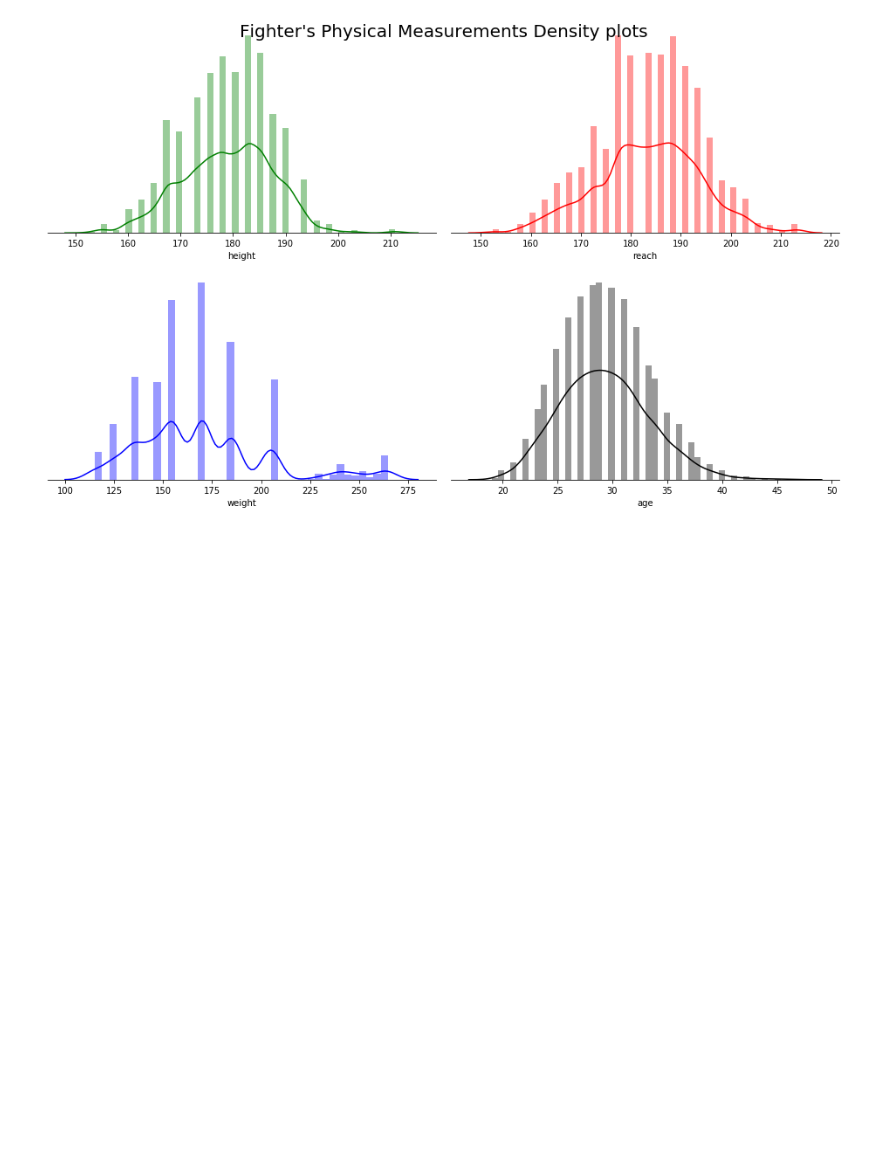
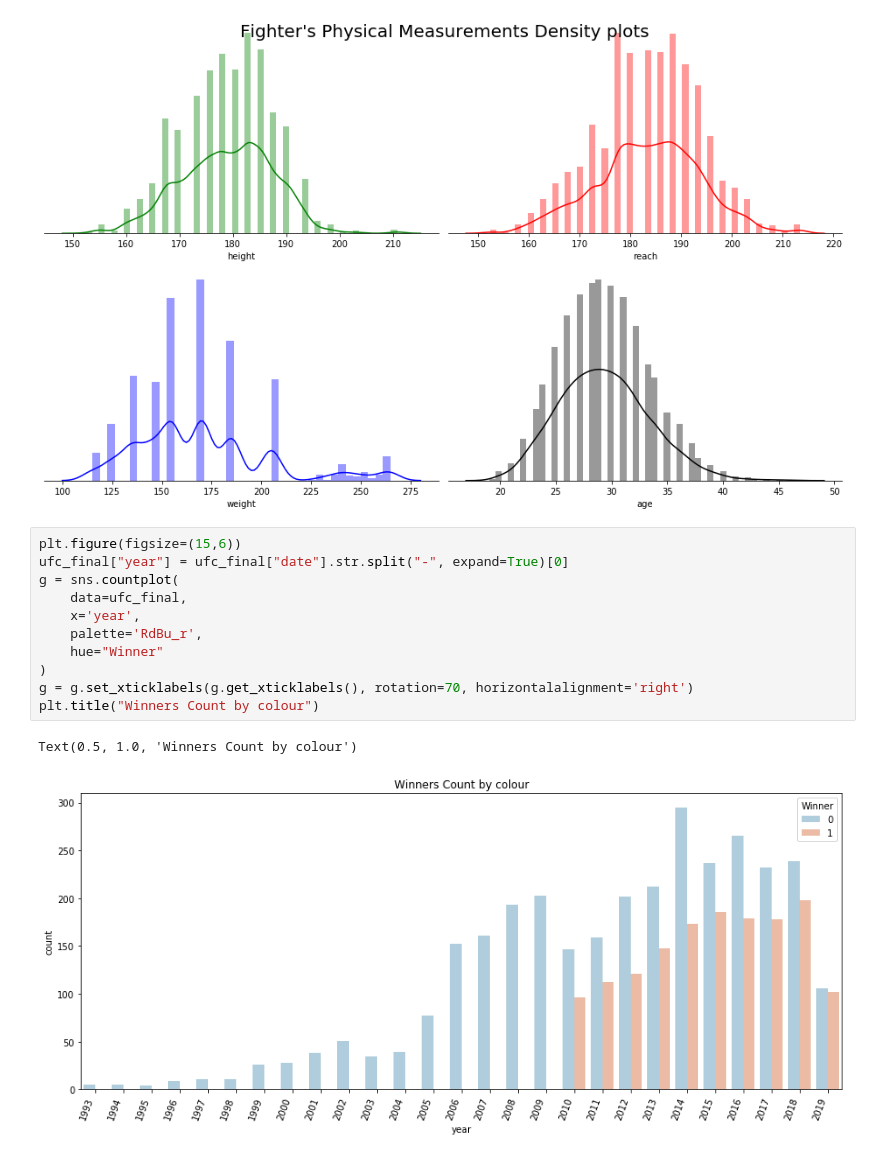
Before and after one commit to rezan21/UFC-Prediction, a Jupyter notebook: Visualisation.ipynb, the cells around one changed output. Saved outputs shown, nothing was run; the diff lists cells and outputs as text; blank space fills up the shorter version.

```diff
--- a/Visualisation.ipynb
+++ b/Visualisation.ipynb
@@ -151,3 +150,17 @@ plt.setp(axes, yticks=[]) # y-ticks range disabled
 plt.tight_layout() #auto-adjusts subplots to the figure area
 # %% [output]
 [figure]
+# %%
+plt.figure(figsize=(15,6))
+ufc_final["year"] = ufc_final["date"].str.split("-", expand=True)[0]
+g = sns.countplot(
+    data=ufc_final,
+    x='year',
+    palette='RdBu_r',
+    hue="Winner"
+)
+g = g.set_xticklabels(g.get_xticklabels(), rotation=70, horizontalalignment='right')
+plt.title("Winners Count by colour")
+# %% [output]
+Text(0.5, 1.0, 'Winners Count by colour')
+[figure, added]
```
Also changed, not shown: parts of 4 cells of this notebook.
